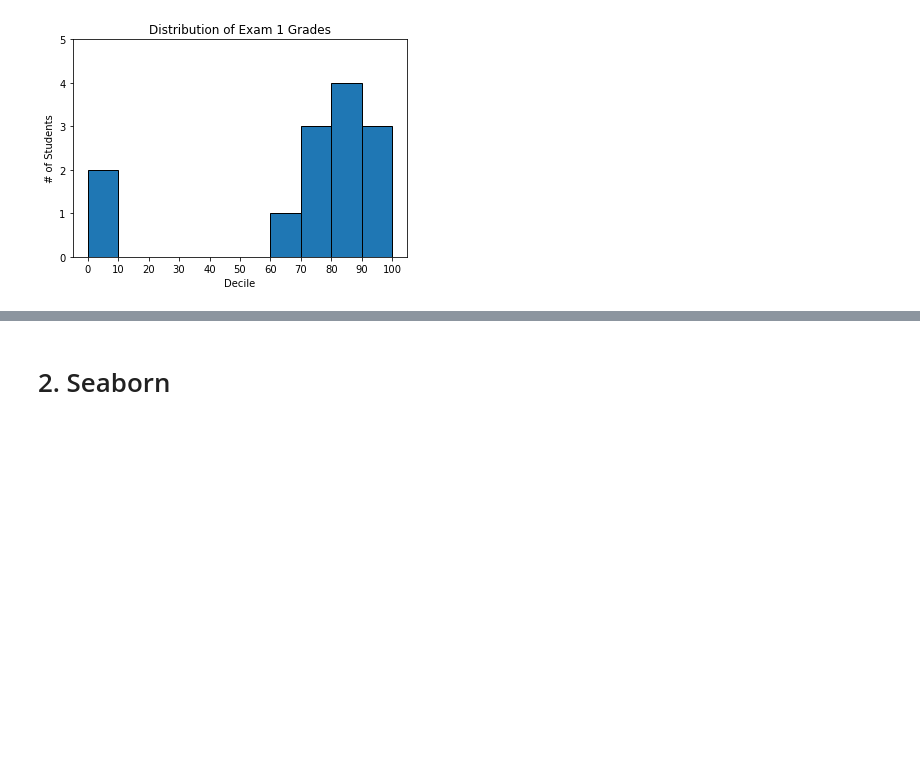
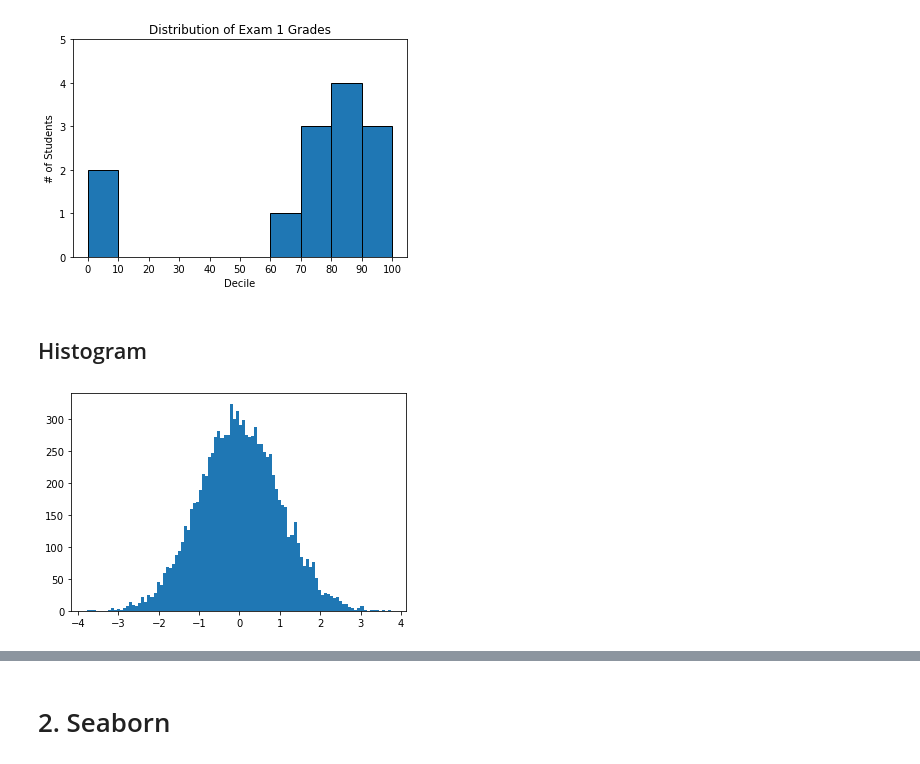
Before and after one commit to boyuan-li/BL-data-visualization, a Jupyter notebook: Data viz.ipynb, the cells around one changed output, grey strips where cells are left out. Drawn from its saved outputs; the diff is of its cells as text; code cells hidden in the pictures; blank space fills up the shorter version.

```diff
--- a/Data viz.ipynb
+++ b/Data viz.ipynb
@@ -81,3 +83,10 @@ plt.title('Distribution of Exam 1 Grades')
 plt.show()
 # %% [output]
 [figure]
+# %% [markdown]
+## Histogram
+# %%
+plt.hist(np.random.randn(10000), bins = 100)
+plt.show()
+# %% [output]
+[figure, added]
```
Also changed, not shown: parts of 25 cells of this notebook.
